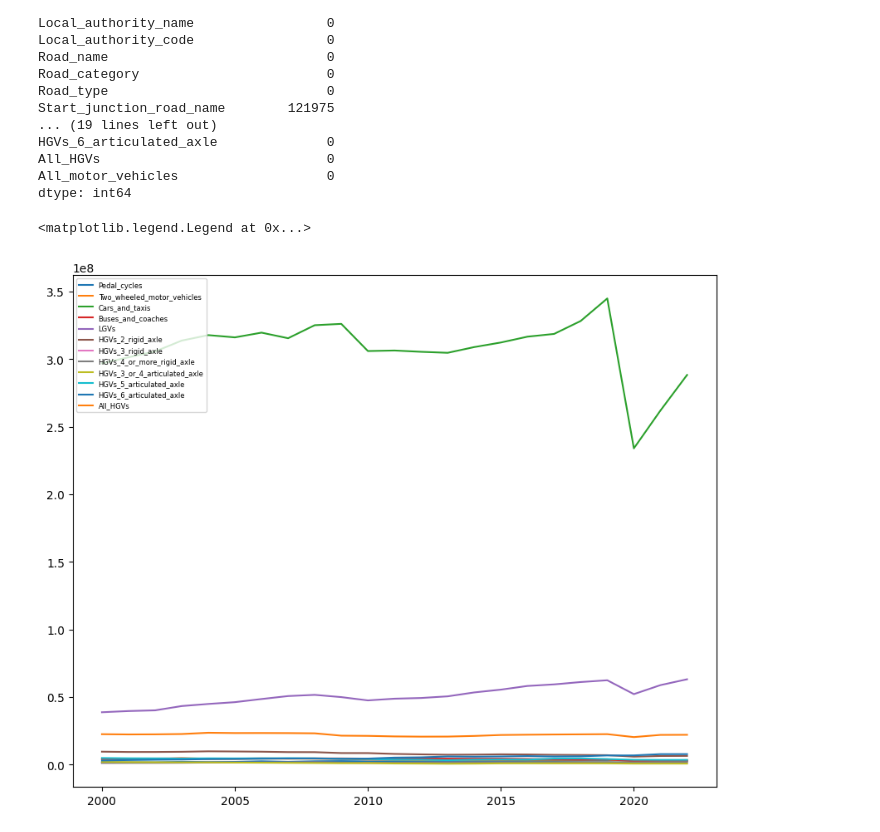
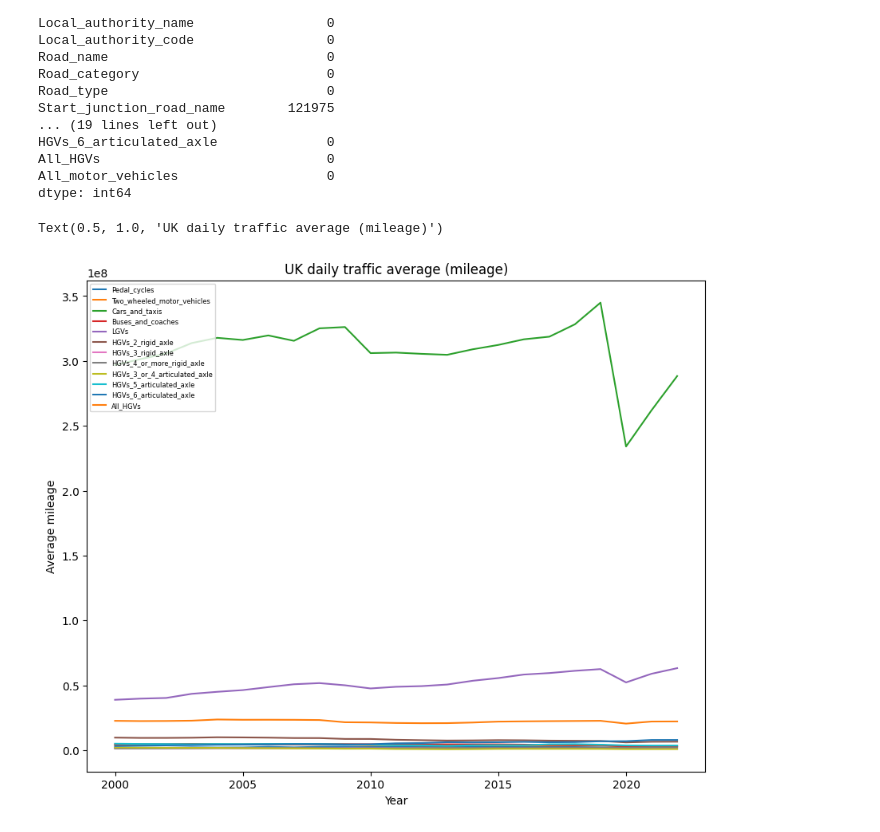
Before and after one commit to andyghpro/ev-forecast, a Jupyter notebook: test.ipynb, the cells around one changed output. Cells and saved outputs as stored; diff of their text form; code cells hidden in the pictures.

Commit message:
reset branch and adding title

```diff
--- a/test.ipynb
+++ b/test.ipynb
@@ -57,18 +57,21 @@ dtype: int64
 # %%
 #list of vehicle types in the data
 
 veh_lst = ['Pedal_cycles',
        'Two_wheeled_motor_vehicles', 'Cars_and_taxis', 'Buses_and_coaches',
        'LGVs', 'HGVs_2_rigid_axle', 'HGVs_3_rigid_axle',
        'HGVs_4_or_more_rigid_axle', 'HGVs_3_or_4_articulated_axle',
        'HGVs_5_articulated_axle', 'HGVs_6_articulated_axle', 'All_HGVs']
 #look at the average mileage of a road junction in the view of different type of vehicles
 import matplotlib.pyplot  as plt
 veh_df = df.groupby('Year')[veh_lst].sum()
 
 fig, ax = plt.subplots(figsize=(10, 8))
 ax.plot(veh_df, label = veh_lst)
 ax.legend(loc = 'upper left', prop={'size': 6})
+plt.xlabel('Year')
+plt.ylabel('Average mileage')
+plt.title('UK daily traffic average (mileage)')
 # %% [output]
-<matplotlib.legend.Legend at 0x...>
+Text(0.5, 1.0, 'UK daily traffic average (mileage)')
-[figure, old version]
+[figure, new version]
```
